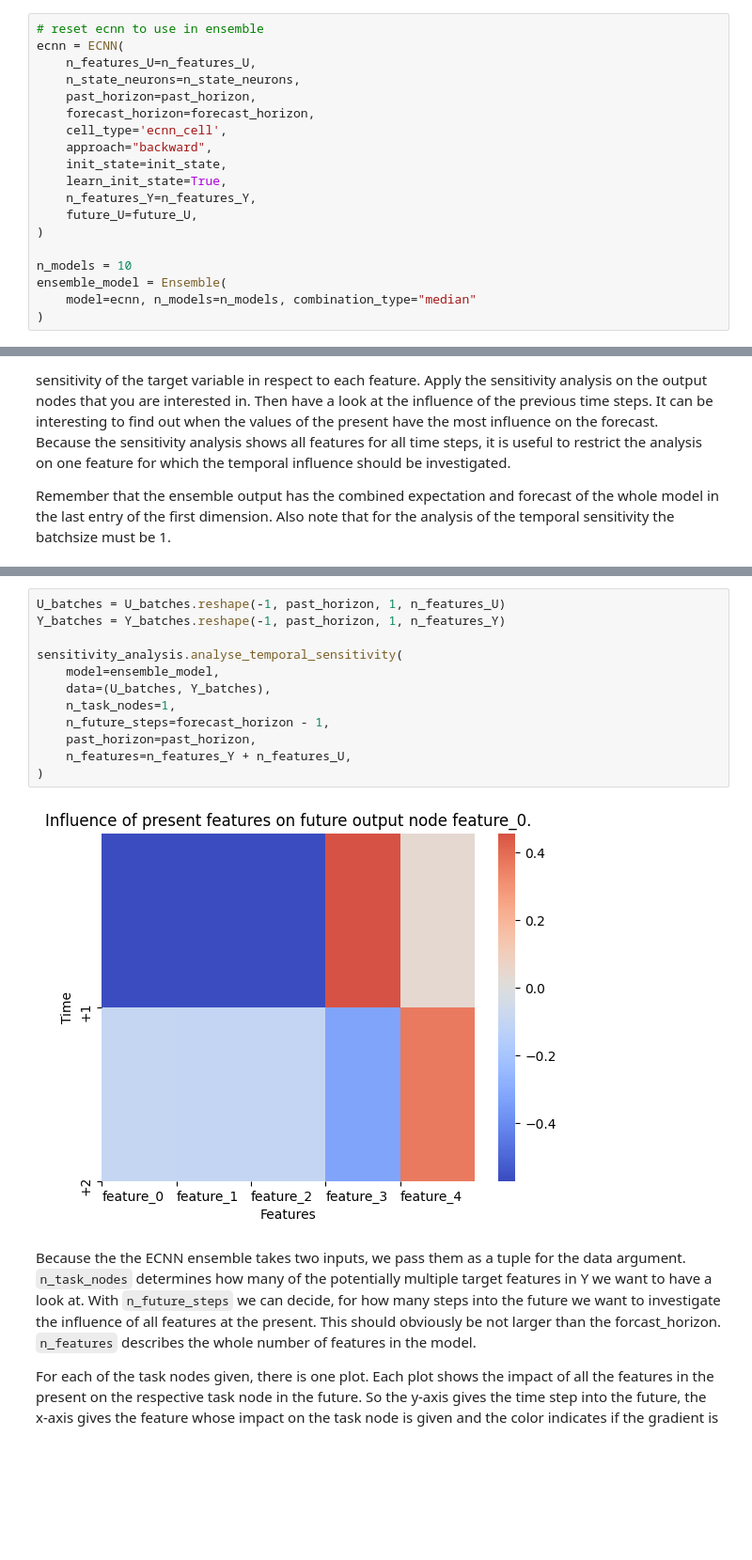
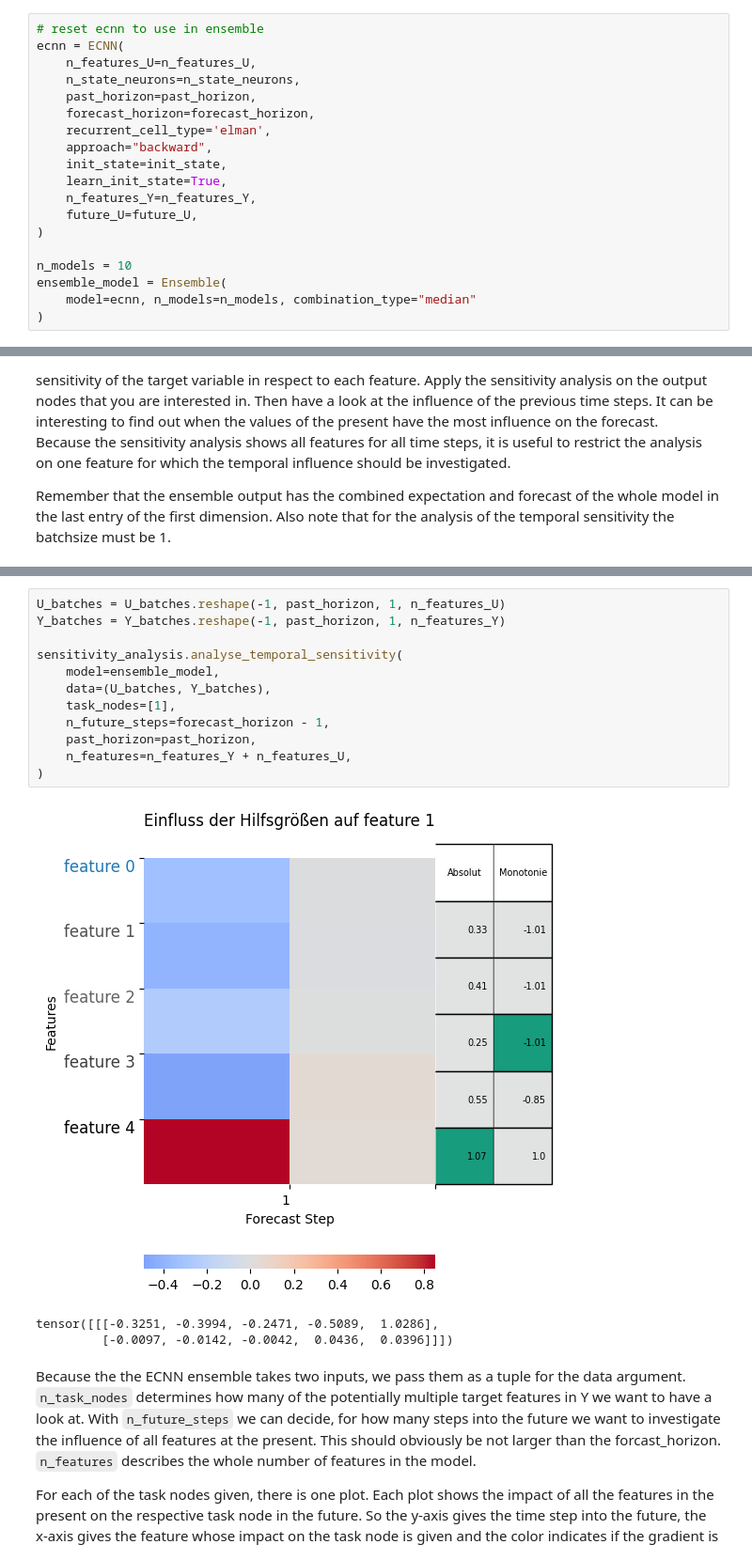
Before and after one commit to Fraunhofer-IIS/prosper_nn, a Jupyter notebook: docs/source/tutorials/ECNN.ipynb, the cells around one changed output, grey strips where cells are left out. Shown at 94% size. Drawn from its saved outputs; the diff is of its cells as text; blank space fills up the shorter version.

Commit message:
Use the implemented lstm/gru/elman cells to model the ECNN

```diff
--- a/docs/source/tutorials/ECNN.ipynb
+++ b/docs/source/tutorials/ECNN.ipynb
@@ -293,7 +297,7 @@ ecnn = ECNN(
     n_state_neurons=n_state_neurons,
     past_horizon=past_horizon,
     forecast_horizon=forecast_horizon,
-    cell_type='ecnn_cell',
+    recurrent_cell_type='elman',
     approach="backward",
     init_state=init_state,
     learn_init_state=True,
@@ -404,17 +412,19 @@ Remember that the ensemble output has the combined expectation and forecast of t
 # %%
 U_batches = U_batches.reshape(-1, past_horizon, 1, n_features_U)
 Y_batches = Y_batches.reshape(-1, past_horizon, 1, n_features_Y)
 
 sensitivity_analysis.analyse_temporal_sensitivity(
     model=ensemble_model,
     data=(U_batches, Y_batches),
-    n_task_nodes=1,
+    task_nodes=[1],
     n_future_steps=forecast_horizon - 1,
     past_horizon=past_horizon,
     n_features=n_features_Y + n_features_U,
 )
 # %% [output]
-[figure, old version]
+[figure, new version]
+tensor([[[-0.3251, -0.3994, -0.2471, -0.5089,  1.0286],
+         [-0.0097, -0.0142, -0.0042,  0.0436,  0.0396]]])
 # %% [markdown]
 Because the the ECNN ensemble takes two inputs, we pass them as a tuple for the data argument. ``n_task_nodes`` determines how many of the potentially multiple target features in Y we want to have a look at. With ``n_future_steps`` we can decide, for how many steps into the future we want to investigate the influence of all features at the present. This should obviously be not larger than the forcast_horizon. ``n_features`` describes the whole number of features in the model.
 
```
Also changed, not shown: parts of 10 cells of this notebook, 7 other files.
